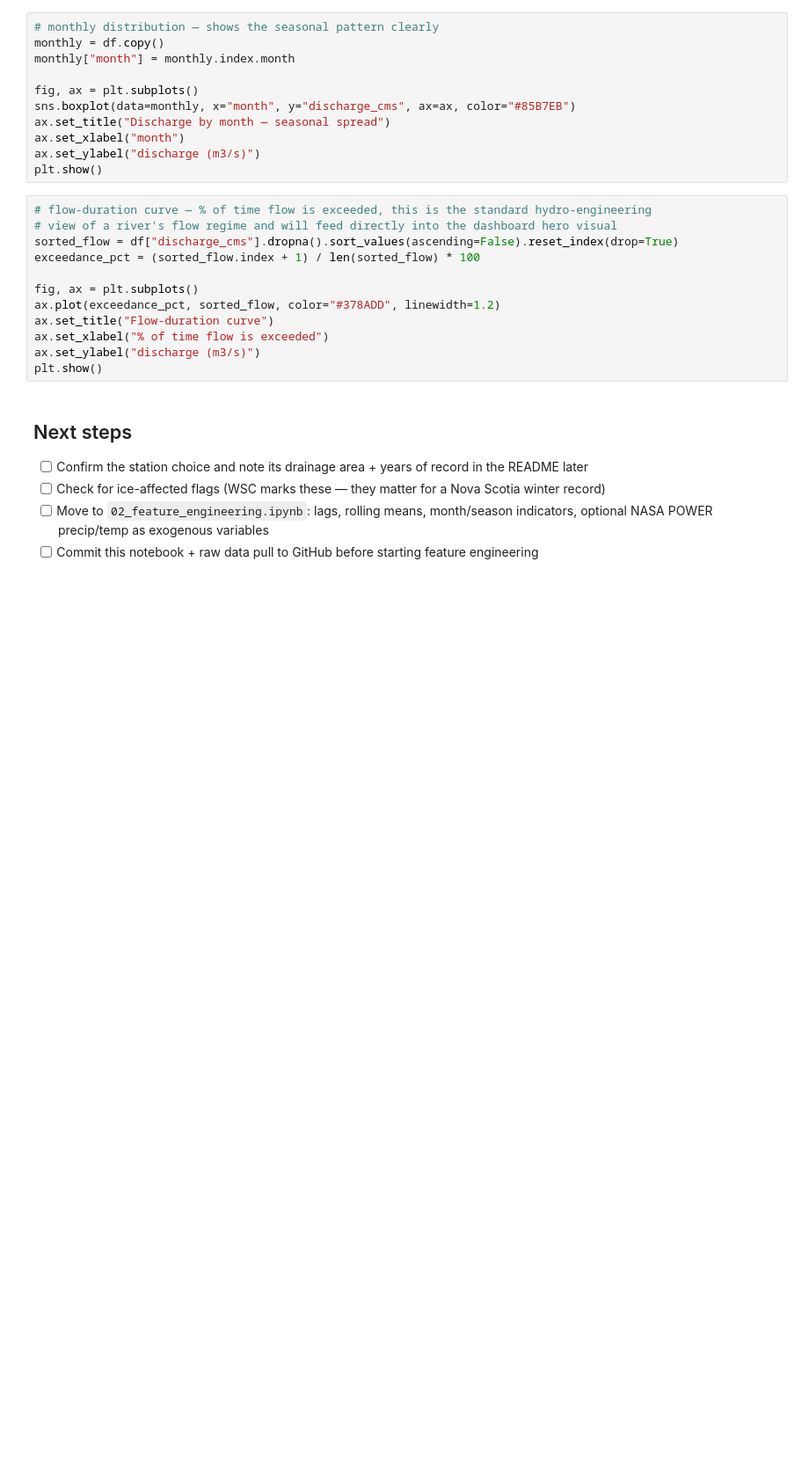
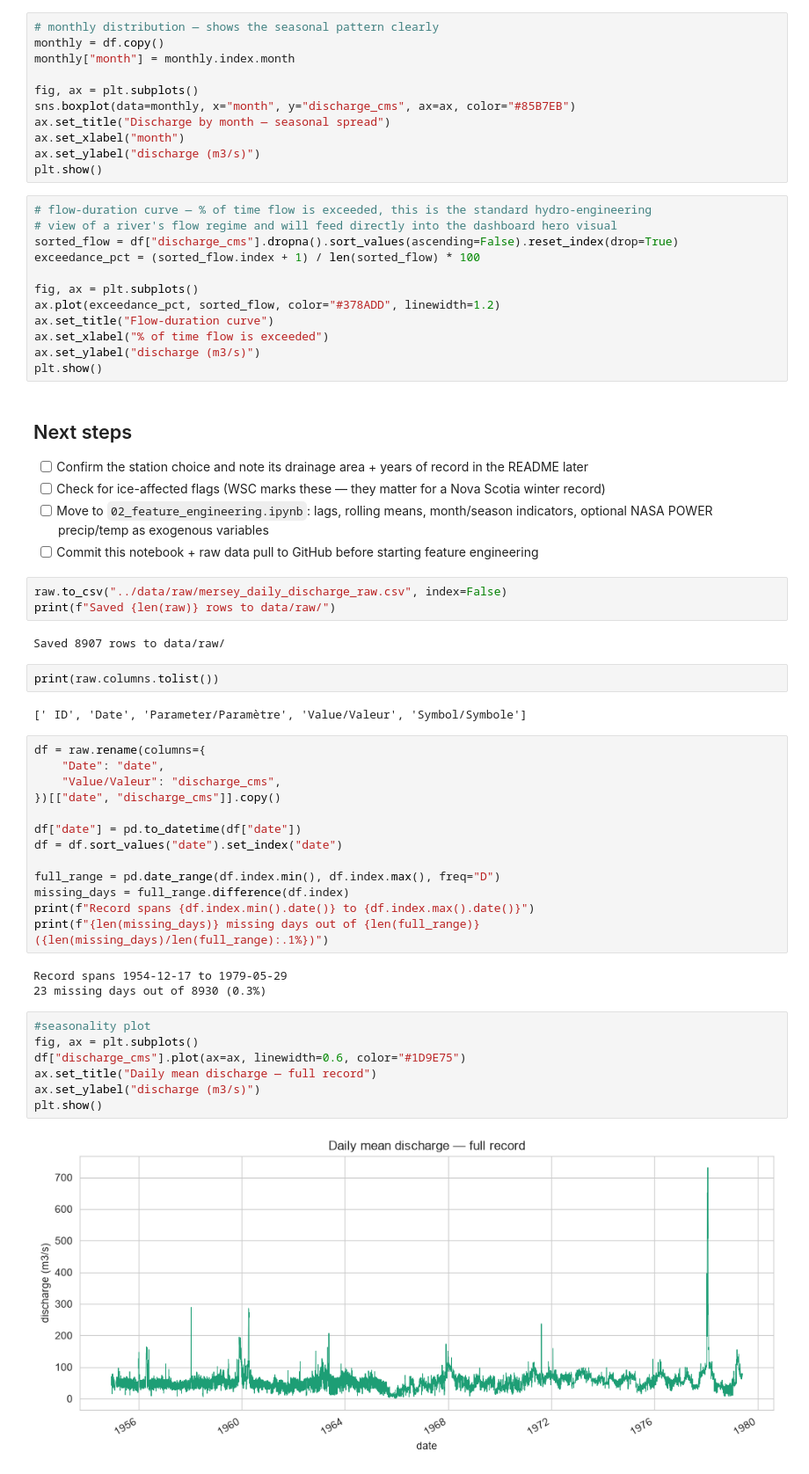
Before and after one commit to tmugomba/hydro-runoff-predictor, a Jupyter notebook: notebooks/01_eda.ipynb, the cells around one changed output. Shown at 88% size. Saved outputs shown, nothing was run; the diff lists cells and outputs as text; blank space fills up the shorter version.

```diff
--- a/notebooks/01_eda.ipynb
+++ b/notebooks/01_eda.ipynb
@@ -225,3 +225,37 @@ plt.show()
 - [ ] Check for ice-affected flags (WSC marks these — they matter for a Nova Scotia winter record)
 - [ ] Move to `02_feature_engineering.ipynb`: lags, rolling means, month/season indicators, optional NASA POWER precip/temp as exogenous variables
 - [ ] Commit this notebook + raw data pull to GitHub before starting feature engineering
+# %%
+raw.to_csv("../data/raw/mersey_daily_discharge_raw.csv", index=False)
+print(f"Saved {len(raw)} rows to data/raw/")
+# %% [output]
+Saved 8907 rows to data/raw/
+# %%
+print(raw.columns.tolist())
+# %% [output]
+[' ID', 'Date', 'Parameter/Paramètre', 'Value/Valeur', 'Symbol/Symbole']
+# %%
+df = raw.rename(columns={
+    "Date": "date",
+    "Value/Valeur": "discharge_cms",
+})[["date", "discharge_cms"]].copy()
+
+df["date"] = pd.to_datetime(df["date"])
+df = df.sort_values("date").set_index("date")
+
+full_range = pd.date_range(df.index.min(), df.index.max(), freq="D")
+missing_days = full_range.difference(df.index)
+print(f"Record spans {df.index.min().date()} to {df.index.max().date()}")
+print(f"{len(missing_days)} missing days out of {len(full_range)} ({len(missing_days)/len(full_range):.1%})")
+# %% [output]
+Record spans 1954-12-17 to 1979-05-29
+23 missing days out of 8930 (0.3%)
+# %%
+#seasonality plot
+fig, ax = plt.subplots()
+df["discharge_cms"].plot(ax=ax, linewidth=0.6, color="#1D9E75")
+ax.set_title("Daily mean discharge — full record")
+ax.set_ylabel("discharge (m3/s)")
+plt.show()
+# %% [output]
+[figure, added]
```
Also changed, not shown: parts of 3 cells of this notebook, 2 other files.
